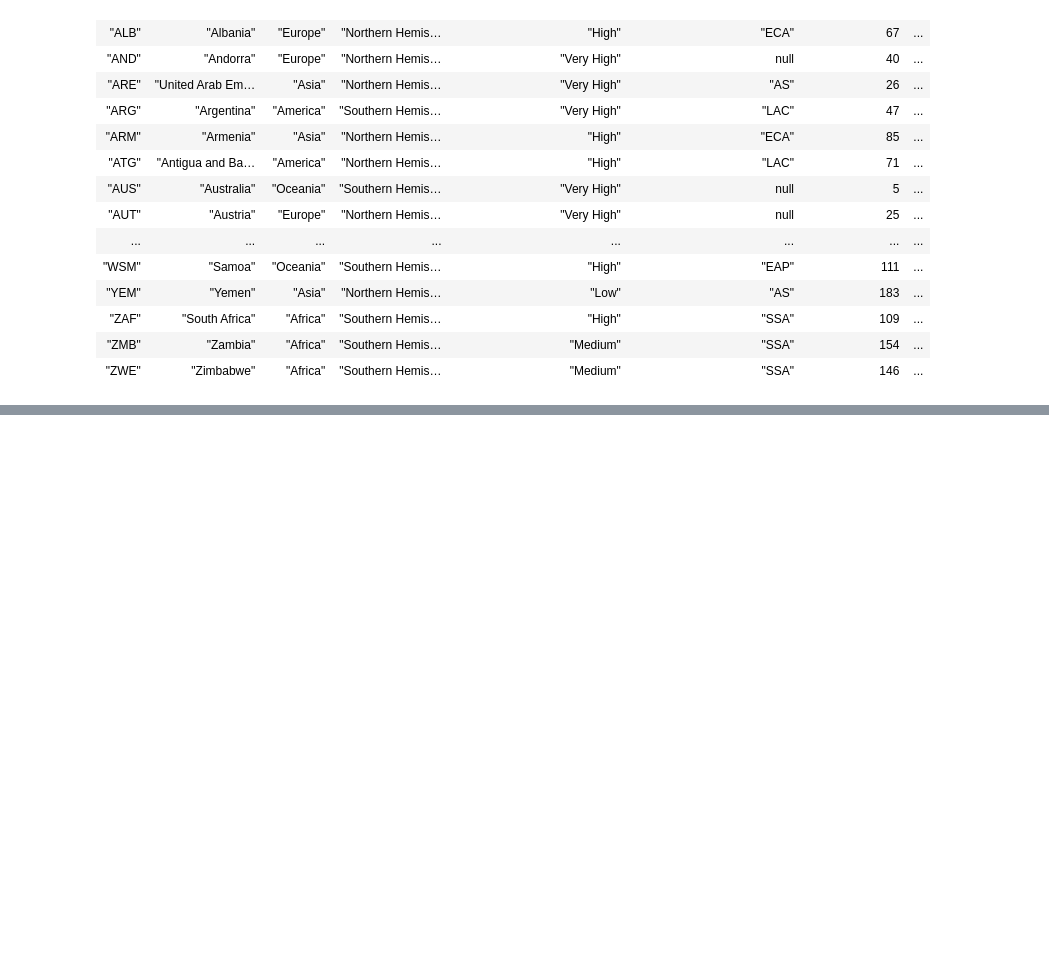
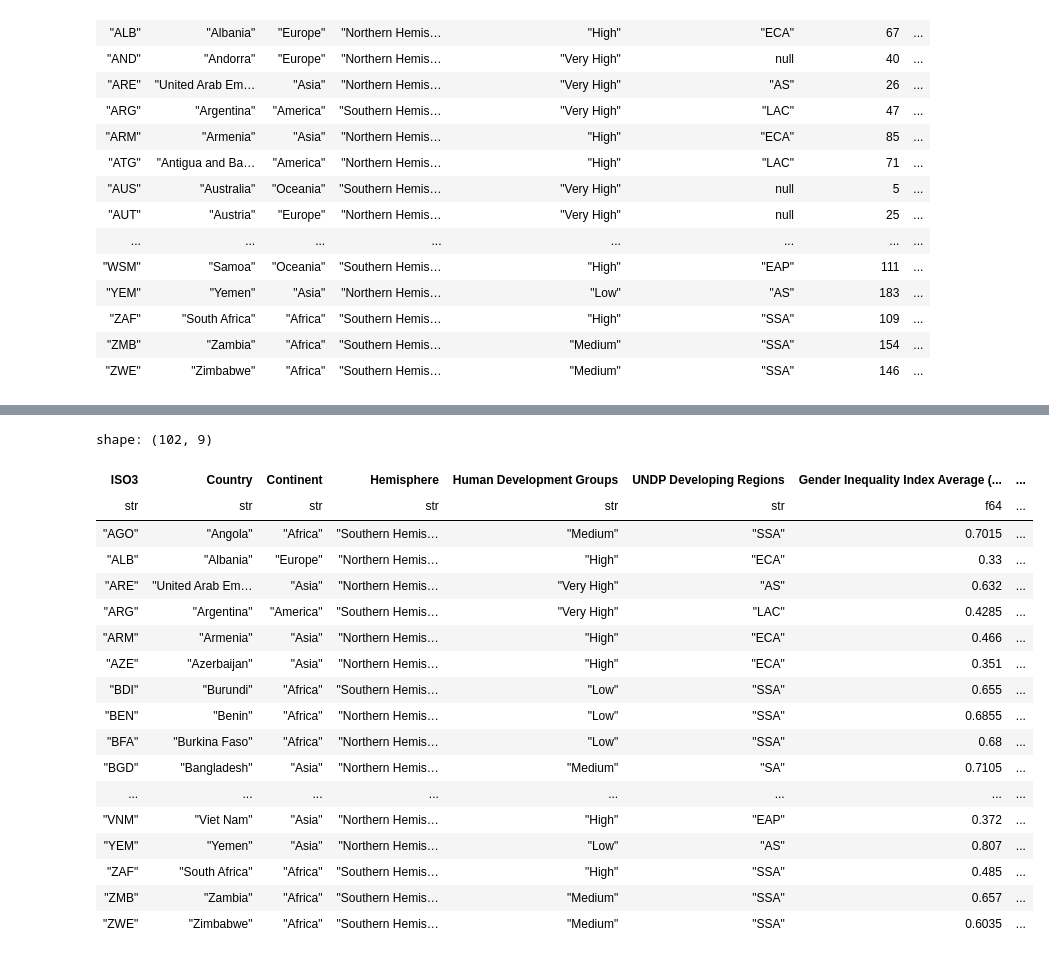
Before and after one commit to anelaherandez/Project3_team6, a Jupyter notebook: Project3.ipynb, the cells around one changed output, grey strips where cells are left out. Cells and saved outputs as stored; diff of their text form; code cells hidden in the pictures; blank space fills up the shorter version.

```diff
--- a/Project3.ipynb
+++ b/Project3.ipynb
@@ -279,0 +196,22 @@ shape: (195, 43)
+# %%
+GI_Decades.drop_nulls()
+# %% [output]
+shape: (102, 9)
+| ISO3 | Country | Continent | Hemisphere | Human Development Groups | UNDP Developing Regions | Gender Inequality Index Average (... | ... |
+| str | str | str | str | str | str | f64 | ... |
+| "AGO" | "Angola" | "Africa" | "Southern Hemis… | "Medium" | "SSA" | 0.7015 | ... |
+| "ALB" | "Albania" | "Europe" | "Northern Hemis… | "High" | "ECA" | 0.33 | ... |
+| "ARE" | "United Arab Em… | "Asia" | "Northern Hemis… | "Very High" | "AS" | 0.632 | ... |
+| "ARG" | "Argentina" | "America" | "Southern Hemis… | "Very High" | "LAC" | 0.4285 | ... |
+| "ARM" | "Armenia" | "Asia" | "Northern Hemis… | "High" | "ECA" | 0.466 | ... |
+| "AZE" | "Azerbaijan" | "Asia" | "Northern Hemis… | "High" | "ECA" | 0.351 | ... |
+| "BDI" | "Burundi" | "Africa" | "Southern Hemis… | "Low" | "SSA" | 0.655 | ... |
+| "BEN" | "Benin" | "Africa" | "Northern Hemis… | "Low" | "SSA" | 0.6855 | ... |
+| "BFA" | "Burkina Faso" | "Africa" | "Northern Hemis… | "Low" | "SSA" | 0.68 | ... |
+| "BGD" | "Bangladesh" | "Asia" | "Northern Hemis… | "Medium" | "SA" | 0.7105 | ... |
+| ... | ... | ... | ... | ... | ... | ... | ... |
+| "VNM" | "Viet Nam" | "Asia" | "Northern Hemis… | "High" | "EAP" | 0.372 | ... |
+| "YEM" | "Yemen" | "Asia" | "Northern Hemis… | "Low" | "AS" | 0.807 | ... |
+| "ZAF" | "South Africa" | "Africa" | "Southern Hemis… | "High" | "SSA" | 0.485 | ... |
+| "ZMB" | "Zambia" | "Africa" | "Southern Hemis… | "Medium" | "SSA" | 0.657 | ... |
+| "ZWE" | "Zimbabwe" | "Africa" | "Southern Hemis… | "Medium" | "SSA" | 0.6035 | ... |
```
Also changed, not shown: parts of 43 cells of this notebook, 10 other files.
